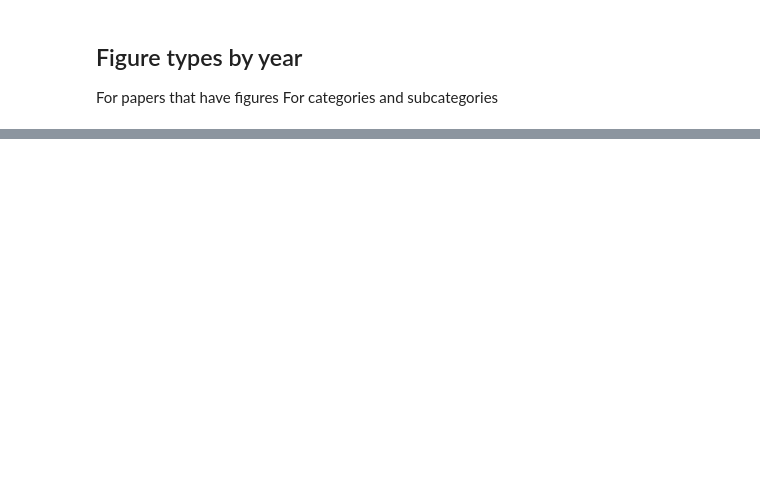
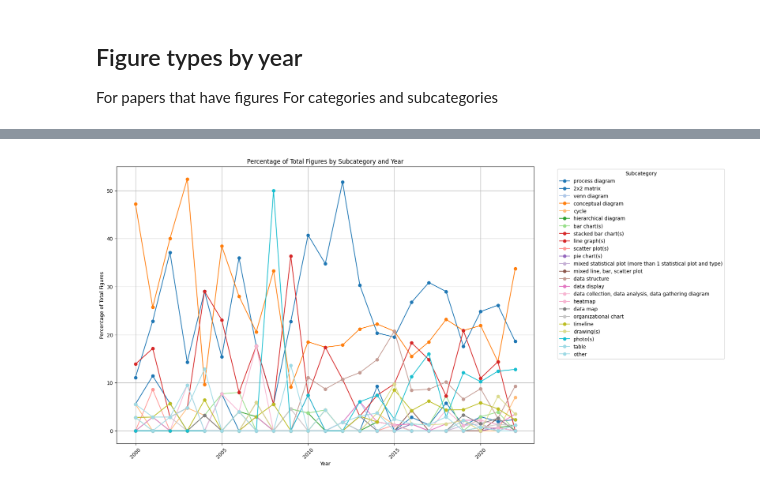
Before and after one commit to polyg314/figure_averaging, a Jupyter notebook: notebooks/data_exploration.ipynb, the cells around one changed output, grey strips where cells are left out. Cells and saved outputs as stored; diff of their text form; code cells hidden in the pictures; blank space fills up the shorter version.

```diff
--- a/notebooks/data_exploration.ipynb
+++ b/notebooks/data_exploration.ipynb
@@ -91,0 +242,53 @@ subcategories_to_check = ["process diagram","conceptual diagram", "cycle", "hier
+# %%
+def count_figures_by_subcategory_and_year_for_percent(base_directory, excel_directory, subcategories):
+    # Initialize dictionaries to hold data
+    figures_by_year_and_subcategory = {year: {subcategory: 0 for subcategory in subcategories} for year in range(2000, 2023)}
+    total_figures_by_year = {year: 0 for year in range(2000, 2023)}
+
+    for year in range(2000, 2023):
+        year_str = str(year)
+        excel_path = os.path.join(excel_directory, f"{year}_cropped_and_labeled_figs.xlsx")
+
+        # Process Excel files if they exist
+        if os.path.exists(excel_path):
+            df = pd.read_excel(excel_path)
+
+            # Count figures by subcategory
+            for subcategory in subcategories:
+                count = df[df['subcategory'] == subcategory].shape[0]
+                figures_by_year_and_subcategory[year][subcategory] += count
+                total_figures_by_year[year] += count  # Total count for all subcategories
+
+    return figures_by_year_and_subcategory, total_figures_by_year
+
+def plot_percent_figures_by_subcategory(figures_by_year_and_subcategory, total_figures_by_year, subcategories):
+    plt.figure(figsize=(15, 10))
+
+    # Generate a color map to cycle through
+    color_map = plt.cm.get_cmap('tab20', len(subcategories))
+
+    # Plot data for each subcategory
+    for idx, subcategory in enumerate(subcategories):
+        years = list(figures_by_year_and_subcategory.keys())
+        percentages = [
+            (figures_by_year_and_subcategory[year][subcategory] / total_figures_by_year[year] * 100) if total_figures_by_year[year] > 0 else 0
+            for year in years
+        ]
+
+        plt.plot(years, percentages, label=subcategory, color=color_map(idx), marker='o', linestyle='-')
+
+    plt.title('Percentage of Total Figures by Subcategory and Year')
+    plt.xlabel('Year')
+    plt.ylabel('Percentage of Total Figures')
+    plt.grid(True)
+    plt.xticks(rotation=45)
+    plt.legend(title='Subcategory', bbox_to_anchor=(1.05, 1), loc='upper left')
+    plt.show()
+
+# Retrieve data
+figures_by_year_and_subcategory, total_figures_by_year = count_figures_by_subcategory_and_year_for_percent(base_directory, excel_directory, subcategories)
+
+# Plot the data
+plot_percent_figures_by_subcategory(figures_by_year_and_subcategory, total_figures_by_year, subcategories)
+# %% [output]
+[figure, added]
```
Also changed, not shown: parts of 14 cells of this notebook.
